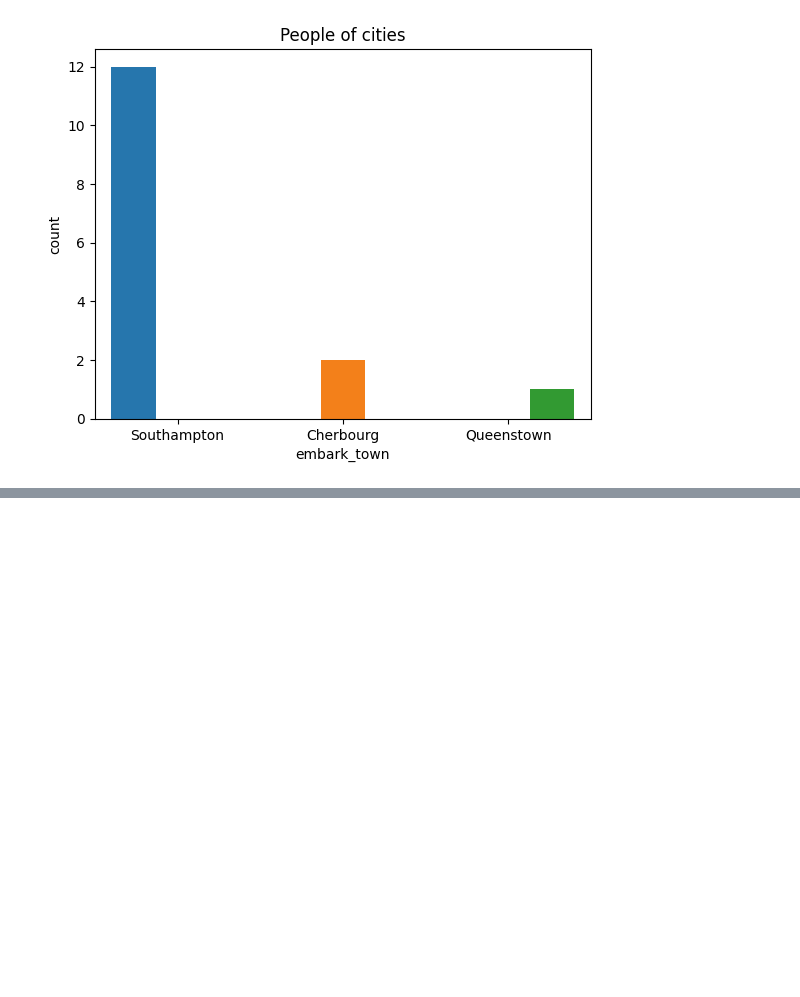
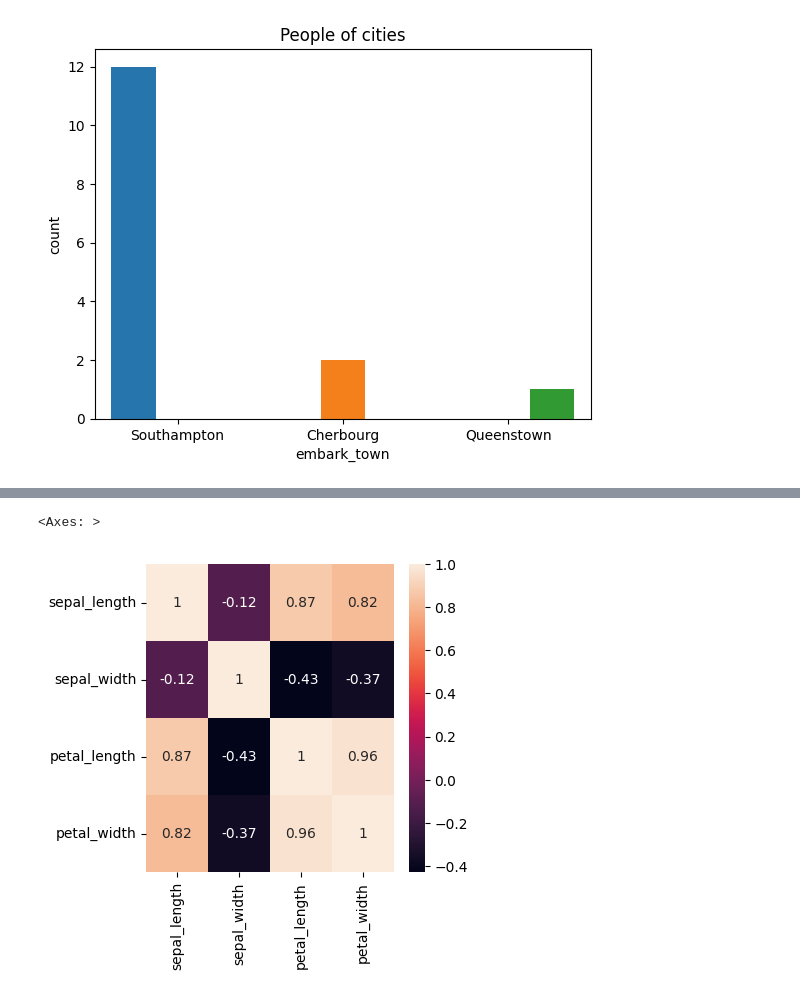
Before and after one commit to Md-Maruf-1727/LearningPractices, a Jupyter notebook: Vizualization/Vizualization1.ipynb, the cells around one changed output, grey strips where cells are left out. Cells and saved outputs as stored; diff of their text form; code cells hidden in the pictures; blank space fills up the shorter version.

```diff
--- a/Vizualization/Vizualization1.ipynb
+++ b/Vizualization/Vizualization1.ipynb
@@ -487,0 +510,7 @@ Text(0.5, 1.0, 'People of cities')
+# %%
+numaric_iris = mainiris_data.select_dtypes('number')
+plt.figure(figsize=(4,4))
+sns.heatmap(numaric_iris.corr(), annot=True)
+# %% [output]
+<Axes: >
+[figure, added]
```
Also changed, not shown: parts of 1 cell of this notebook.
